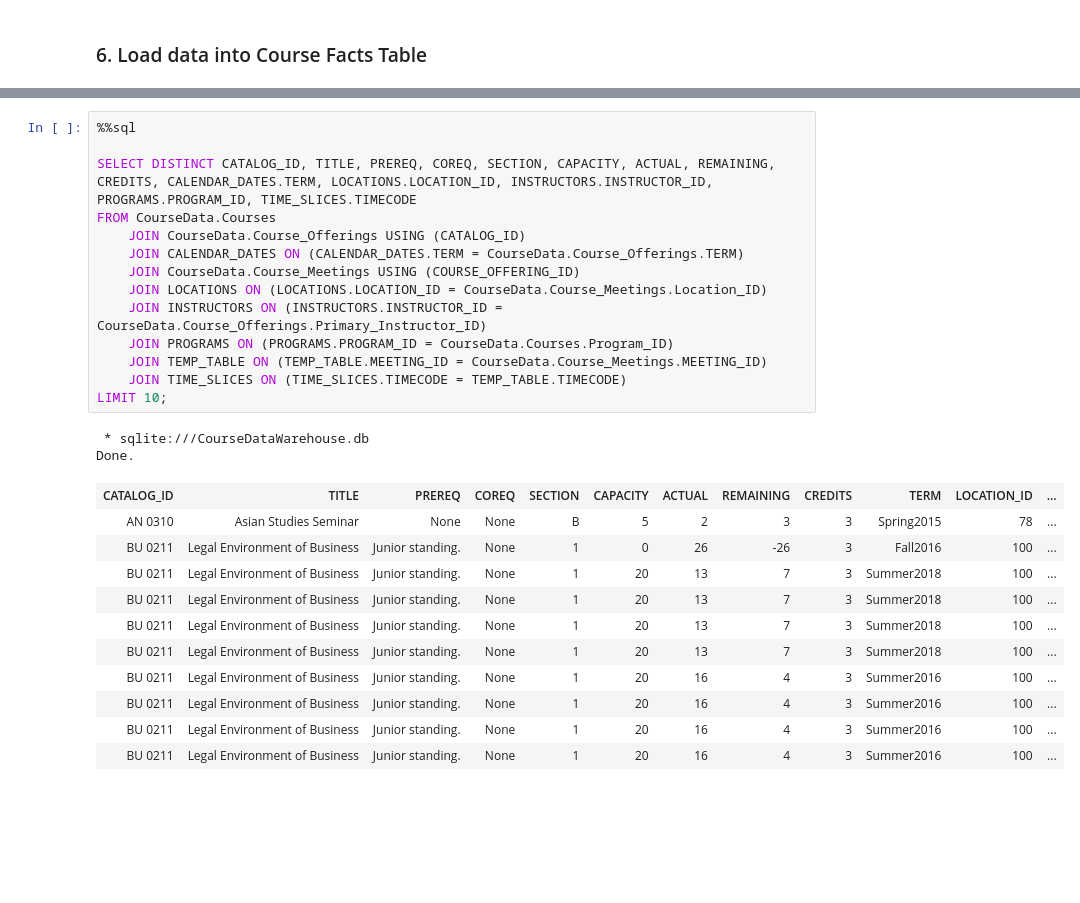
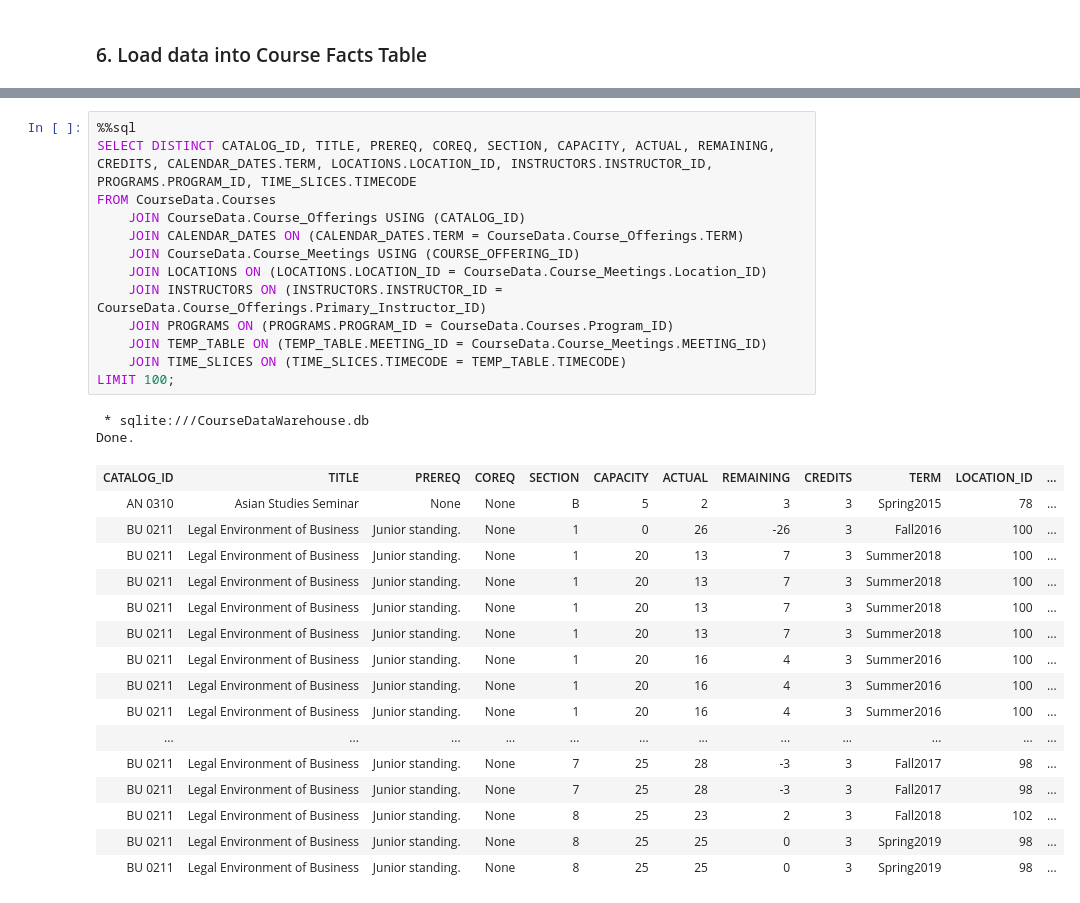
Before and after one commit to fairfield-ba510-spring2020/term-project-sql-distinct, a Jupyter notebook: CourseDataWarehouse.ipynb, the cells around one changed output, grey strips where cells are left out. Cells and saved outputs as stored; diff of their text form; blank space fills up the shorter version.

```diff
--- a/CourseDataWarehouse.ipynb
+++ b/CourseDataWarehouse.ipynb
@@ -447,28 +440,32 @@ Done.
 # %%
 %%sql
-
 SELECT DISTINCT CATALOG_ID, TITLE, PREREQ, COREQ, SECTION, CAPACITY, ACTUAL, REMAINING, CREDITS, CALENDAR_DATES.TERM, LOCATIONS.LOCATION_ID, INSTRUCTORS.INSTRUCTOR_ID, PROGRAMS.PROGRAM_ID, TIME_SLICES.TIMECODE
 FROM CourseData.Courses
     JOIN CourseData.Course_Offerings USING (CATALOG_ID)
     JOIN CALENDAR_DATES ON (CALENDAR_DATES.TERM = CourseData.Course_Offerings.TERM)
     JOIN CourseData.Course_Meetings USING (COURSE_OFFERING_ID)
     JOIN LOCATIONS ON (LOCATIONS.LOCATION_ID = CourseData.Course_Meetings.Location_ID)
     JOIN INSTRUCTORS ON (INSTRUCTORS.INSTRUCTOR_ID = CourseData.Course_Offerings.Primary_Instructor_ID)
     JOIN PROGRAMS ON (PROGRAMS.PROGRAM_ID = CourseData.Courses.Program_ID)
     JOIN TEMP_TABLE ON (TEMP_TABLE.MEETING_ID = CourseData.Course_Meetings.MEETING_ID)
     JOIN TIME_SLICES ON (TIME_SLICES.TIMECODE = TEMP_TABLE.TIMECODE)
-LIMIT 10;
+LIMIT 100;
 # %% [output]
  * sqlite:///CourseDataWarehouse.db
 Done.
 | CATALOG_ID | TITLE | PREREQ | COREQ | SECTION | CAPACITY | ACTUAL | REMAINING | CREDITS | TERM | LOCATION_ID | ... |
 | AN 0310 | Asian Studies Seminar | None | None | B | 5 | 2 | 3 | 3 | Spring2015 | 78 | ... |
 | BU 0211 | Legal Environment of Business | Junior standing. | None | 1 | 0 | 26 | -26 | 3 | Fall2016 | 100 | ... |
 | BU 0211 | Legal Environment of Business | Junior standing. | None | 1 | 20 | 13 | 7 | 3 | Summer2018 | 100 | ... |
 | BU 0211 | Legal Environment of Business | Junior standing. | None | 1 | 20 | 13 | 7 | 3 | Summer2018 | 100 | ... |
 | BU 0211 | Legal Environment of Business | Junior standing. | None | 1 | 20 | 13 | 7 | 3 | Summer2018 | 100 | ... |
 | BU 0211 | Legal Environment of Business | Junior standing. | None | 1 | 20 | 13 | 7 | 3 | Summer2018 | 100 | ... |
 | BU 0211 | Legal Environment of Business | Junior standing. | None | 1 | 20 | 16 | 4 | 3 | Summer2016 | 100 | ... |
 | BU 0211 | Legal Environment of Business | Junior standing. | None | 1 | 20 | 16 | 4 | 3 | Summer2016 | 100 | ... |
 | BU 0211 | Legal Environment of Business | Junior standing. | None | 1 | 20 | 16 | 4 | 3 | Summer2016 | 100 | ... |
-| BU 0211 | Legal Environment of Business | Junior standing. | None | 1 | 20 | 16 | 4 | 3 | Summer2016 | 100 | ... |
+| ... | ... | ... | ... | ... | ... | ... | ... | ... | ... | ... | ... |
+| BU 0211 | Legal Environment of Business | Junior standing. | None | 7 | 25 | 28 | -3 | 3 | Fall2017 | 98 | ... |
+| BU 0211 | Legal Environment of Business | Junior standing. | None | 7 | 25 | 28 | -3 | 3 | Fall2017 | 98 | ... |
+| BU 0211 | Legal Environment of Business | Junior standing. | None | 8 | 25 | 23 | 2 | 3 | Fall2018 | 102 | ... |
+| BU 0211 | Legal Environment of Business | Junior standing. | None | 8 | 25 | 25 | 0 | 3 | Spring2019 | 98 | ... |
+| BU 0211 | Legal Environment of Business | Junior standing. | None | 8 | 25 | 25 | 0 | 3 | Spring2019 | 98 | ... |
```
Also changed, not shown: parts of 6 cells of this notebook, 3 other files.
